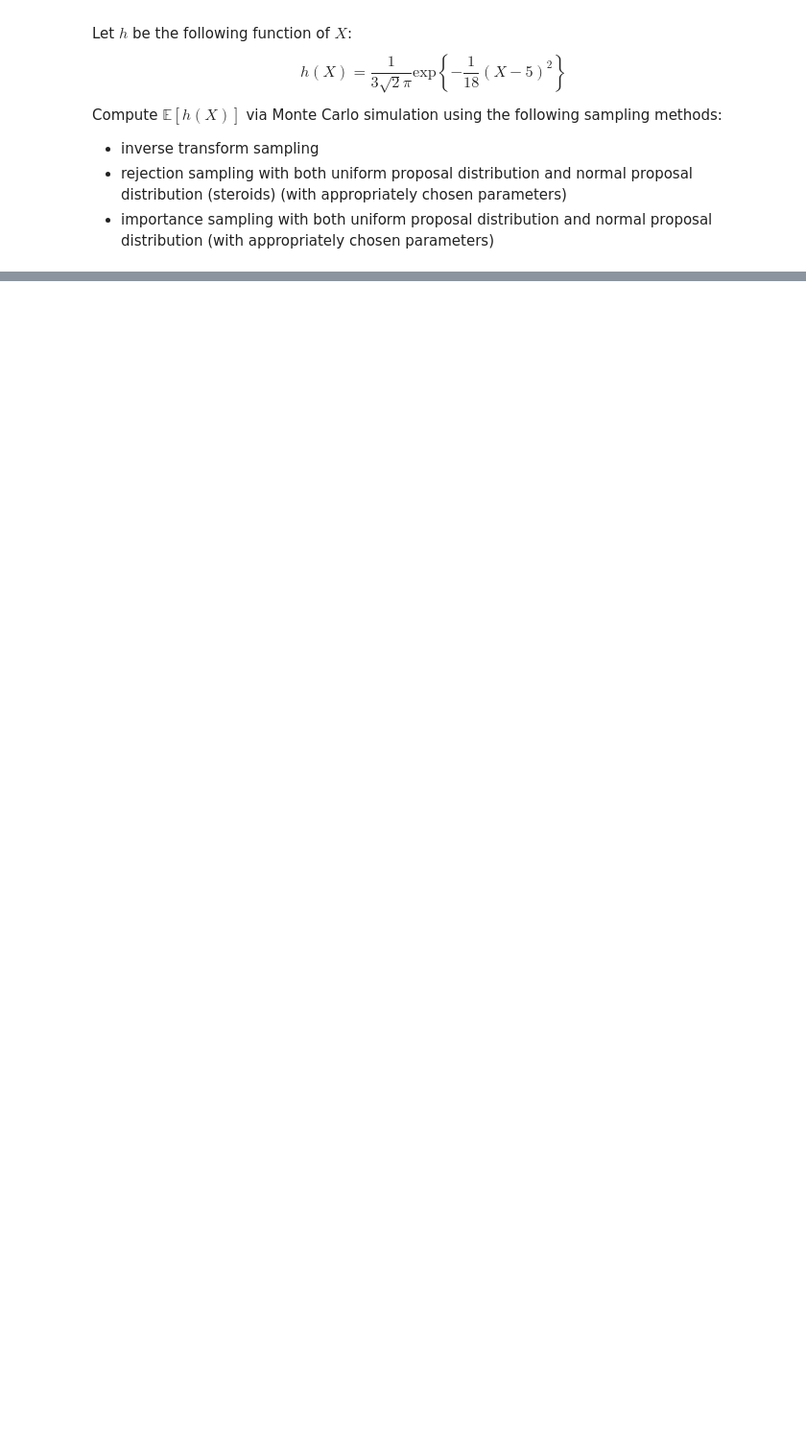
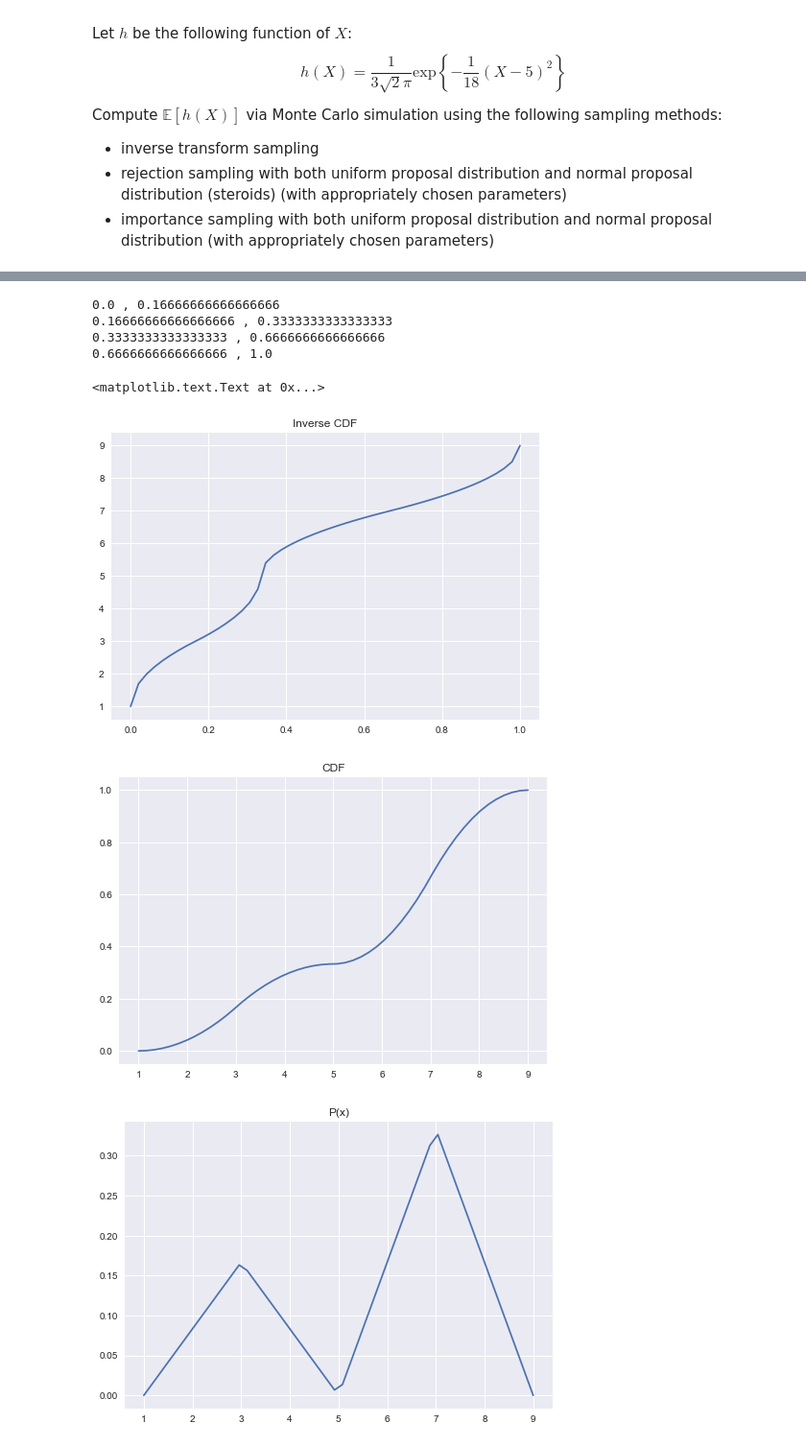
Before and after one commit to nikhilaravi/am207, a Jupyter notebook: AM207_HW2.ipynb, the cells around one changed output, grey strips where cells are left out. Shown at 96% size. Saved outputs shown, nothing was run; the diff lists cells and outputs as text; code cells hidden in the pictures; blank space fills up the shorter version.

```diff
--- a/AM207_HW2.ipynb
+++ b/AM207_HW2.ipynb
@@ -34,0 +89,52 @@ Compute $\mathbb{E}[h(X)]$ via Monte Carlo simulation using the following sampli
+# %%
+## calculate the limits for the invCDF
+
+fx1 = lambda x: (1/12)*((x**2)/2 - x +0.5)
+print (fx1(1), ',', fx1(3))
+
+fx2 = lambda x: (-1/12)*((x**2)/2-5*x + 8.5)
+print (fx2(3), ',', fx2(5))
+
+fx3 = lambda x: (1/6)*((x**2)/2-5*x + 14.5)
+print (fx3(5), ',', fx3(7))
+
+fx4 = lambda x: (-1/6)*((x**2)/2-9*x + 34.5)
+print (fx4(7), ',', fx4(9))
+# %% [output]
+0.0 , 0.16666666666666666
+0.16666666666666666 , 0.3333333333333333
+0.3333333333333333 , 0.6666666666666666
+0.6666666666666666 , 1.0
+# %%
+def invCDF(u):
+    if ((0<=u) and (u<=(1/6))):
+        return (1+np.sqrt(24*u))
+    elif (((1/6)<=u) and (u<(1/3))):
+        return (5-np.sqrt(8-24*u))
+    elif (((1/3)<=u) and (u<(2/3))):
+        return (5+ np.sqrt(12*u -4))
+    elif (((2/3)<=u) and (u<1)):
+        return (9 - np.sqrt(12 - 12*u))
+    elif (u>=1):
+        return 9
+    else:
+        return 0
+
+invCDF = np.vectorize(invCDF)
+# %%
+# plot p(X), cdf(x) and invcdf(x)
+x = np.linspace(1,9)
+u = np.linspace(0,1)
+plt.plot(u, invCDF(u))
+plt.title('Inverse CDF')
+plt.figure()
+plt.plot(x, CDF1(x))
+plt.title('CDF')
+plt.figure()
+plt.plot(x, p(x))
+plt.title('P(x)')
+# %% [output]
+<matplotlib.text.Text at 0x...>
+[figure, added]
+[figure, added]
+[figure, added]
```
Also changed, not shown: parts of 38 cells of this notebook.
